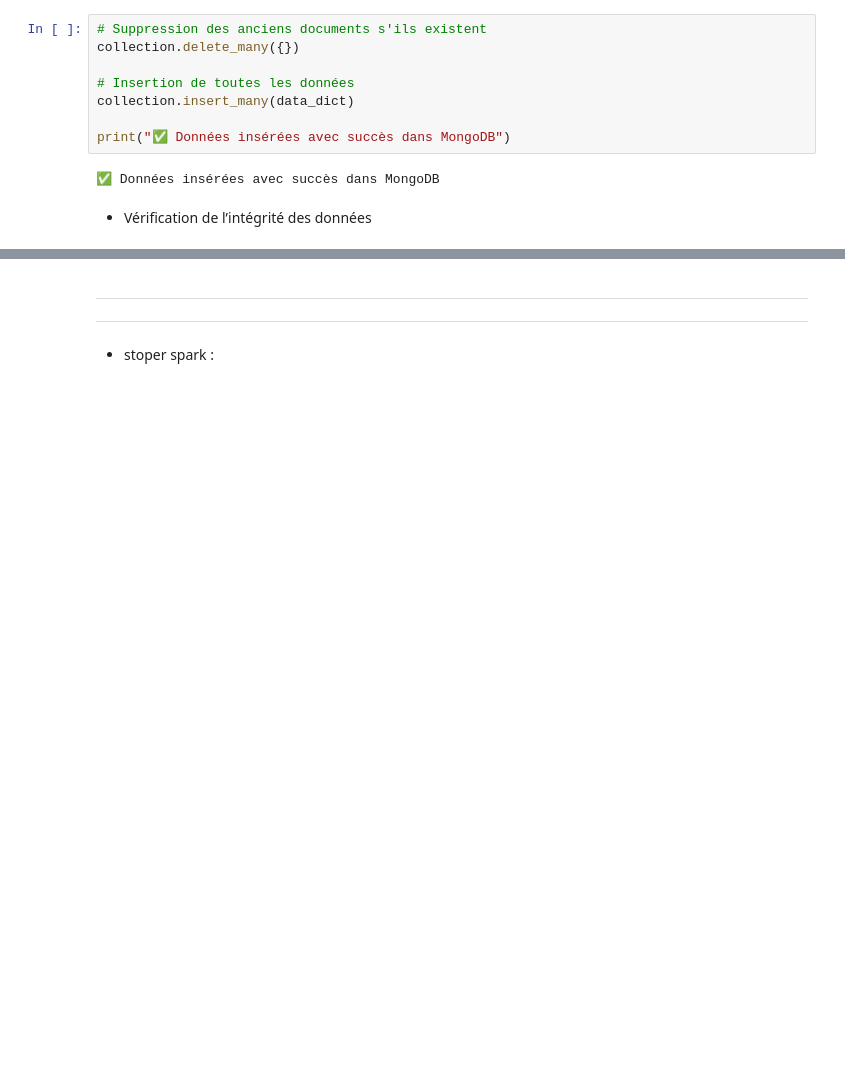
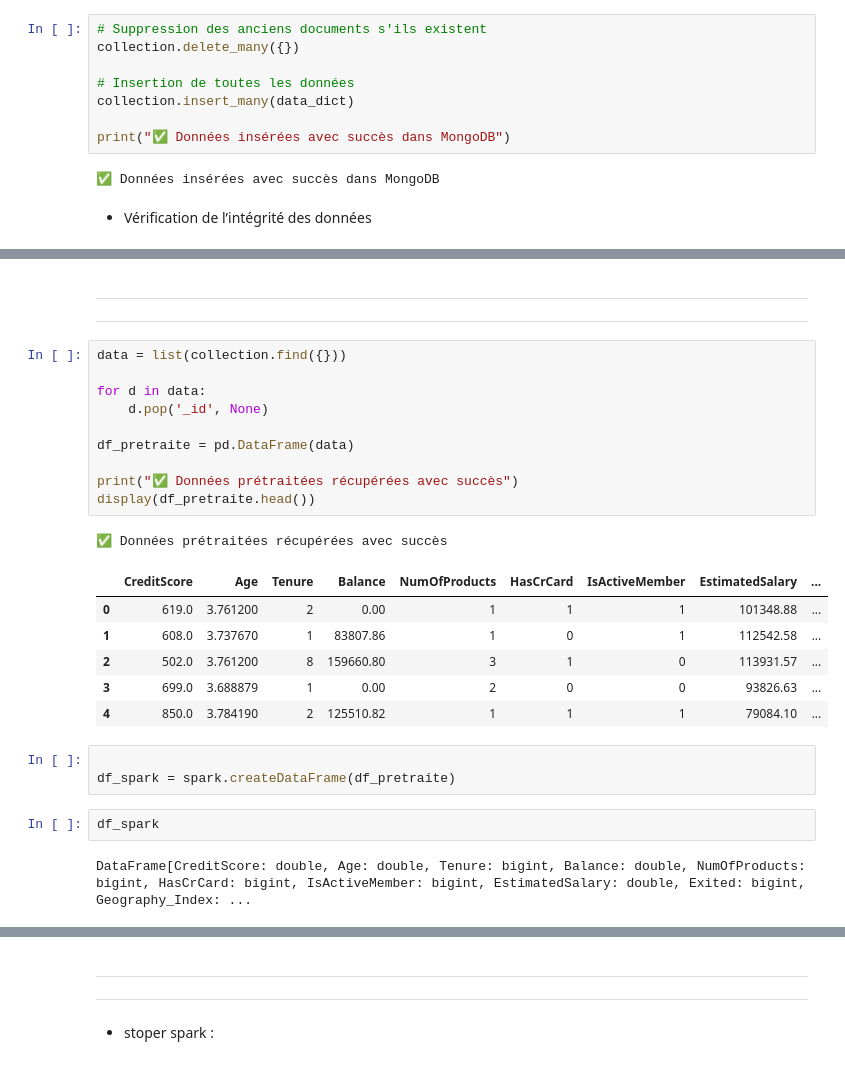
Before and after one commit to bouchramilo/BankAttritionFlow, a Jupyter notebook: notebooks/partie_1.ipynb, the cells around one changed output, grey strips where cells are left out. Drawn from its saved outputs; the diff is of its cells as text; blank space fills up the shorter version.

```diff
--- a/notebooks/partie_1.ipynb
+++ b/notebooks/partie_1.ipynb
@@ -837,0 +835,28 @@ Nombre de documents stockés : 10000
+# %% [markdown]
+***
+***
+# %%
+data = list(collection.find({}))
+
+for d in data:
+    d.pop('_id', None)
+
+df_pretraite = pd.DataFrame(data)
+
+print("✅ Données prétraitées récupérées avec succès")
+display(df_pretraite.head())
+# %% [output]
+✅ Données prétraitées récupérées avec succès
+|  | CreditScore | Age | Tenure | Balance | NumOfProducts | HasCrCard | IsActiveMember | EstimatedSalary | ... |
+| 0 | 619.0 | 3.761200 | 2 | 0.00 | 1 | 1 | 1 | 101348.88 | ... |
+| 1 | 608.0 | 3.737670 | 1 | 83807.86 | 1 | 0 | 1 | 112542.58 | ... |
+| 2 | 502.0 | 3.761200 | 8 | 159660.80 | 3 | 1 | 0 | 113931.57 | ... |
+| 3 | 699.0 | 3.688879 | 1 | 0.00 | 2 | 0 | 0 | 93826.63 | ... |
+| 4 | 850.0 | 3.784190 | 2 | 125510.82 | 1 | 1 | 1 | 79084.10 | ... |
+# %%
+
+df_spark = spark.createDataFrame(df_pretraite)
+# %%
+df_spark
+# %% [output]
+DataFrame[CreditScore: double, Age: double, Tenure: bigint, Balance: double, NumOfProducts: bigint, HasCrCard: bigint, IsActiveMember: bigint, EstimatedSalary: double, Exited: bigint, Geography_Index: ...
```
Also changed, not shown: parts of 5 cells of this notebook, 2 other files.
